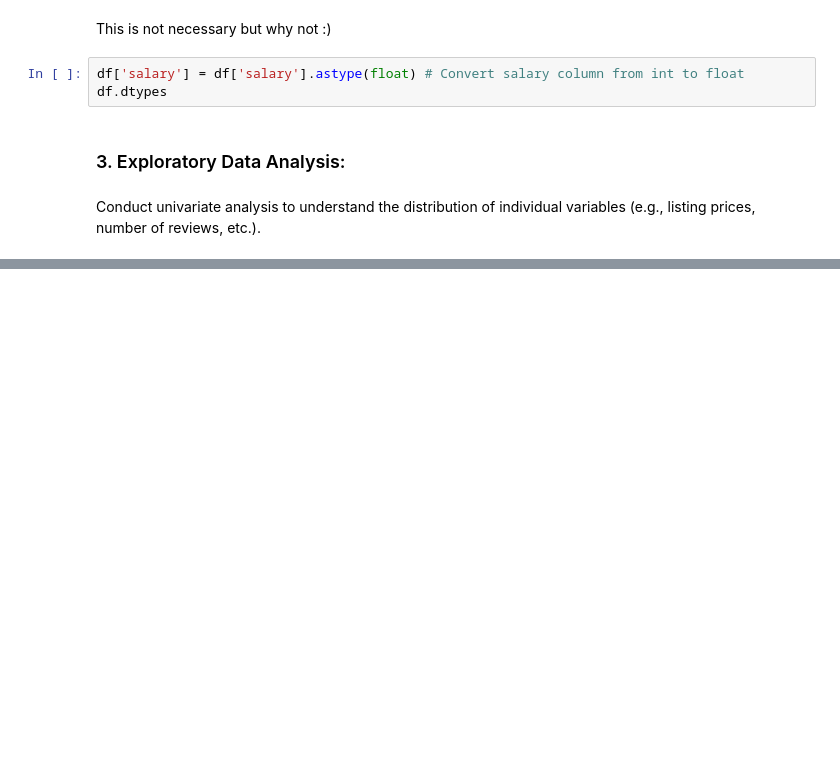
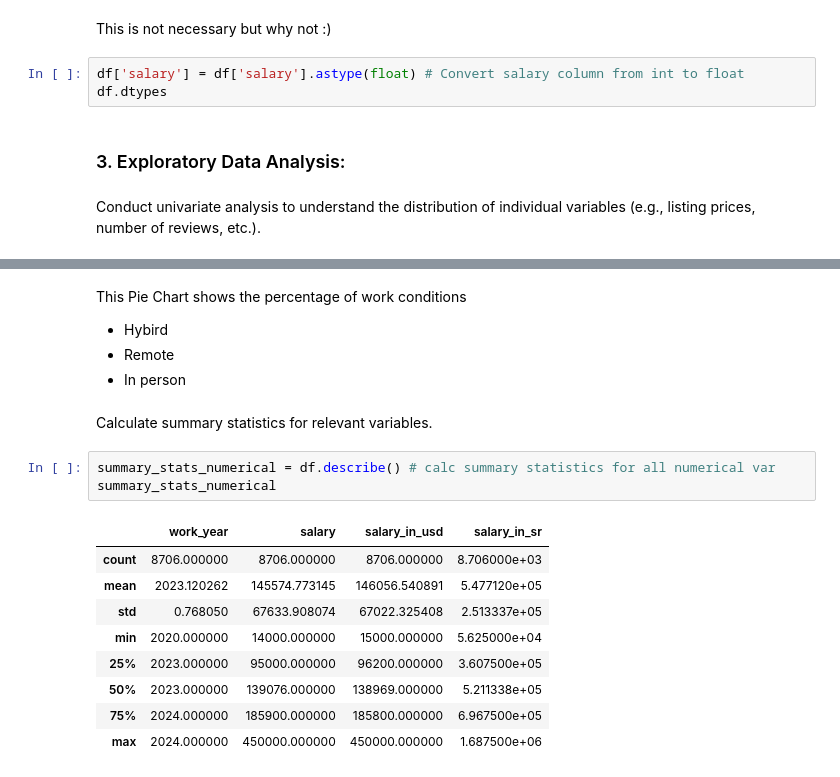
Before and after one commit to Adamixa/Data_field_job_analysis, a Jupyter notebook: notebook.ipynb, the cells around one changed output, grey strips where cells are left out. Drawn from its saved outputs; the diff is of its cells as text; blank space fills up the shorter version.

```diff
--- a/notebook.ipynb
+++ b/notebook.ipynb
@@ -289,0 +336,21 @@ df.describe() # summary statistics
+# %% [markdown]
+This Pie Chart shows the percentage of work conditions
+
+*   Hybird
+*   Remote
+*   In person
+# %% [markdown]
+Calculate summary statistics for relevant variables.
+# %%
+summary_stats_numerical = df.describe() # calc summary statistics for all numerical var
+summary_stats_numerical
+# %% [output]
+|  | work_year | salary | salary_in_usd | salary_in_sr |
+| count | 8706.000000 | 8706.000000 | 8706.000000 | 8.706000e+03 |
+| mean | 2023.120262 | 145574.773145 | 146056.540891 | 5.477120e+05 |
+| std | 0.768050 | 67633.908074 | 67022.325408 | 2.513337e+05 |
+| min | 2020.000000 | 14000.000000 | 15000.000000 | 5.625000e+04 |
+| 25% | 2023.000000 | 95000.000000 | 96200.000000 | 3.607500e+05 |
+| 50% | 2023.000000 | 139076.000000 | 138969.000000 | 5.211338e+05 |
+| 75% | 2024.000000 | 185900.000000 | 185800.000000 | 6.967500e+05 |
+| max | 2024.000000 | 450000.000000 | 450000.000000 | 1.687500e+06 |
```
Also changed, not shown: parts of 12 cells of this notebook.
